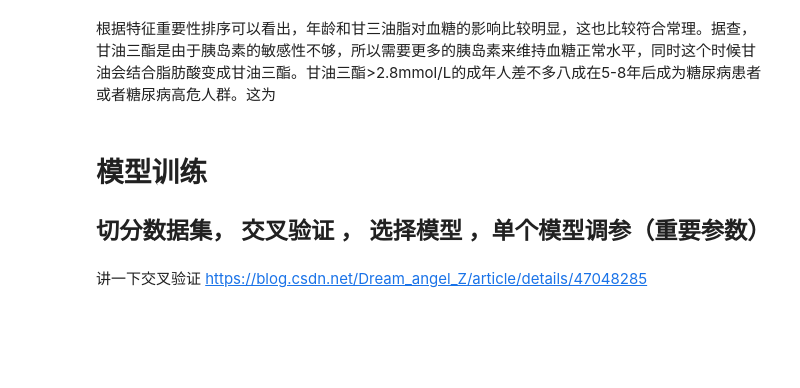
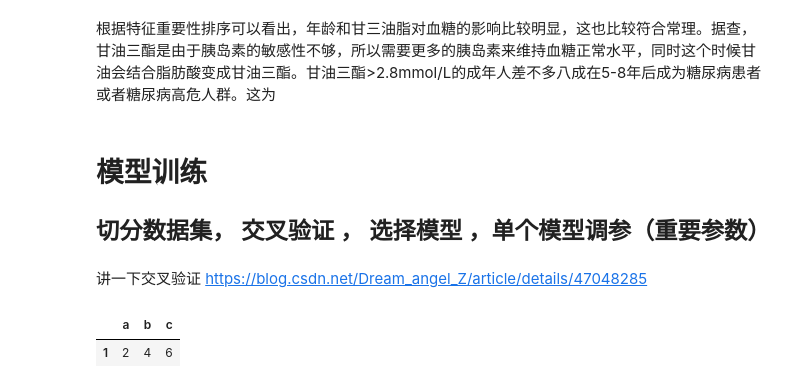
Before and after one commit to dapaohou/-, a Jupyter notebook: src/feature project.ipynb, the cells around one changed output. Drawn from its saved outputs; the diff is of its cells as text; code cells hidden in the pictures; blank space fills up the shorter version.

```diff
--- a/src/feature project.ipynb
+++ b/src/feature project.ipynb
@@ -196,0 +195,10 @@ https://blog.csdn.net/Dream_angel_Z/article/details/47048285
+# %%
+# 模型融合
+testmat = [[1, 1, 1],[2, 4, 6]]
+testmat = pd.DataFrame(testmat)
+testmat.columns = ['a', 'b', 'c']
+left = testmat[testmat['b'] > 2]
+left
+# %% [output]
+|  | a | b | c |
+| 1 | 2 | 4 | 6 |
```
Also changed, not shown: parts of 1 cell of this notebook, 1 other file.
